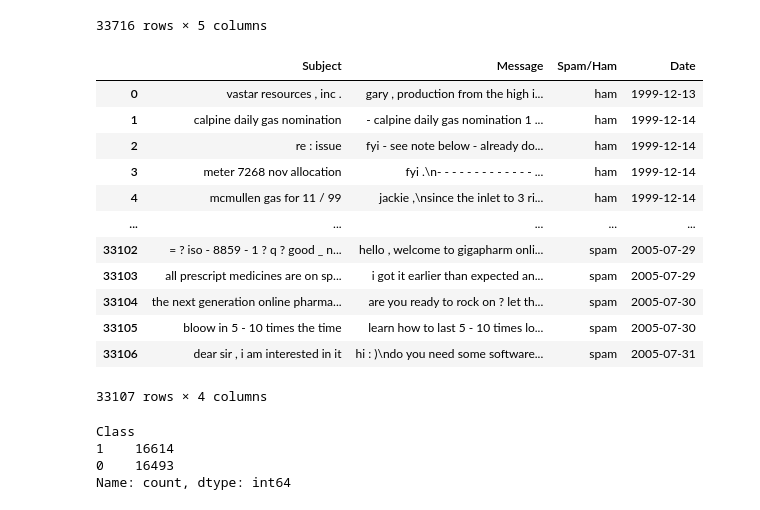
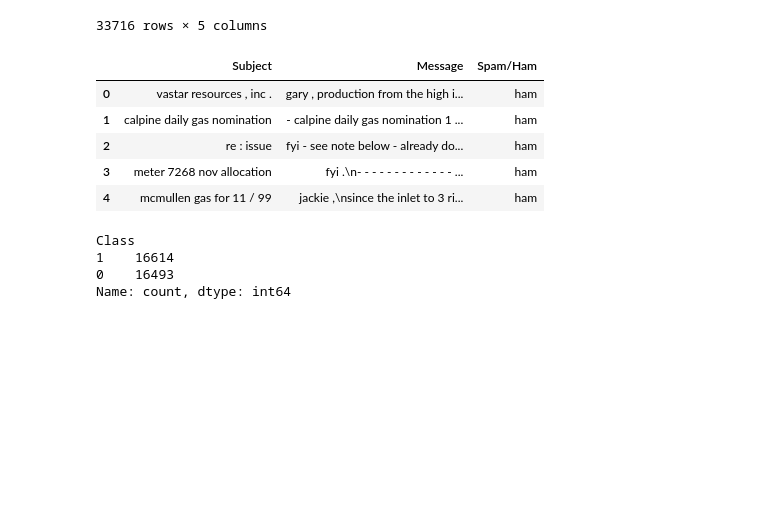
Before and after one commit to b-walls/UEBA-Spam-Email-Classification, a Jupyter notebook: prepare_data.ipynb, the cells around one changed output. Saved outputs shown, nothing was run; the diff lists cells and outputs as text; code cells hidden in the pictures; blank space fills up the shorter version.

```diff
--- a/prepare_data.ipynb
+++ b/prepare_data.ipynb
@@ -20,26 +20,21 @@ df
 | 33715 | 33715 | dear sir , i am interested in it | hi : )\ndo you need some software... | spam | 2005-07-31 |
 33716 rows × 5 columns
 # %%
+# Unnecessary columns
 df = df.drop(columns='Message ID')
+df = df.drop(columns='Date')
 # %%
 # drop NaNs and reset index
 df = df.dropna()
 df = df.reset_index(drop=True)
-df
+df.head()
 # %% [output]
-|  | Subject | Message | Spam/Ham | Date |
-| 0 | vastar resources , inc . | gary , production from the high i... | ham | 1999-12-13 |
-| 1 | calpine daily gas nomination | - calpine daily gas nomination 1 ... | ham | 1999-12-14 |
-| 2 | re : issue | fyi - see note below - already do... | ham | 1999-12-14 |
-| 3 | meter 7268 nov allocation | fyi .\n- - - - - - - - - - - - - ... | ham | 1999-12-14 |
-| 4 | mcmullen gas for 11 / 99 | jackie ,\nsince the inlet to 3 ri... | ham | 1999-12-14 |
-| ... | ... | ... | ... | ... |
-| 33102 | = ? iso - 8859 - 1 ? q ? good _ n... | hello , welcome to gigapharm onli... | spam | 2005-07-29 |
-| 33103 | all prescript medicines are on sp... | i got it earlier than expected an... | spam | 2005-07-29 |
-| 33104 | the next generation online pharma... | are you ready to rock on ? let th... | spam | 2005-07-30 |
-| 33105 | bloow in 5 - 10 times the time | learn how to last 5 - 10 times lo... | spam | 2005-07-30 |
-| 33106 | dear sir , i am interested in it | hi : )\ndo you need some software... | spam | 2005-07-31 |
+|  | Subject | Message | Spam/Ham |
+| 0 | vastar resources , inc . | gary , production from the high i... | ham |
+| 1 | calpine daily gas nomination | - calpine daily gas nomination 1 ... | ham |
+| 2 | re : issue | fyi - see note below - already do... | ham |
+| 3 | meter 7268 nov allocation | fyi .\n- - - - - - - - - - - - - ... | ham |
+| 4 | mcmullen gas for 11 / 99 | jackie ,\nsince the inlet to 3 ri... | ham |
-33107 rows × 4 columns
 # %%
 # fix dtypes
 df['Message'] = df['Message'].astype(str)
```
Also changed, not shown: parts of 12 cells of this notebook.
